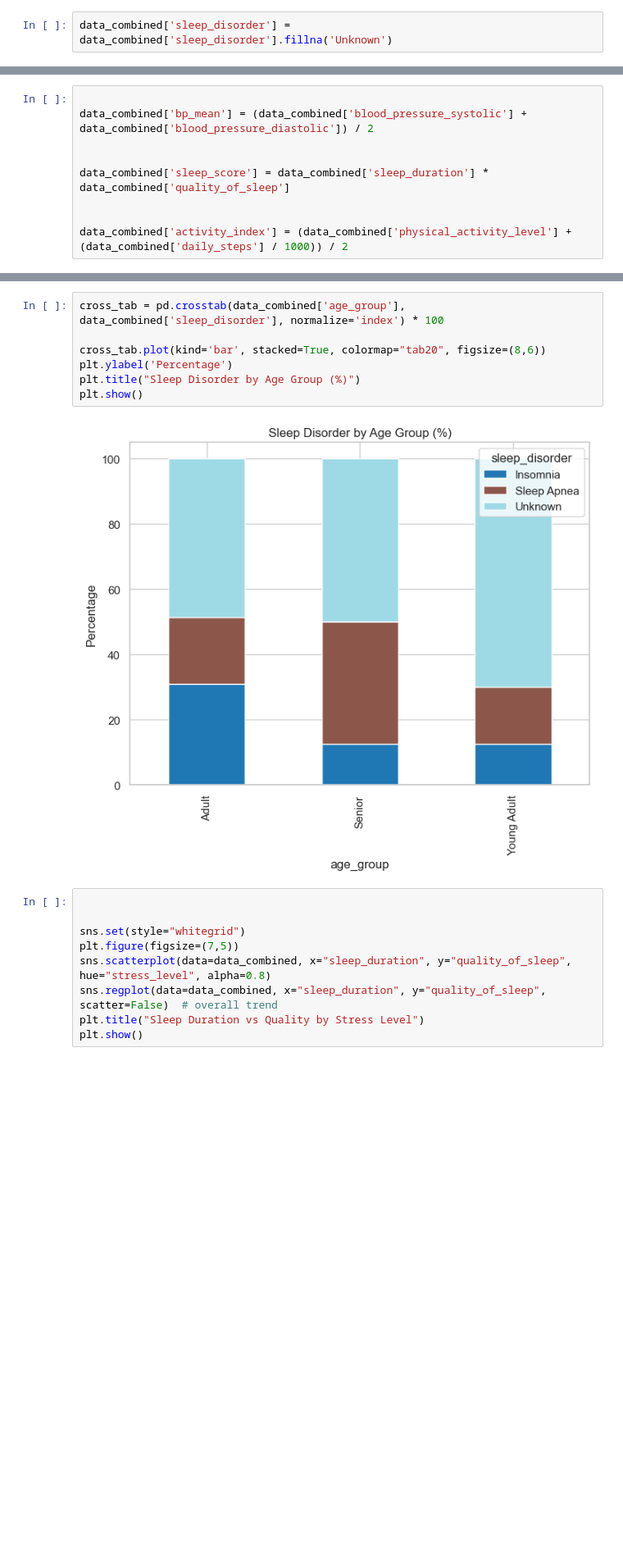
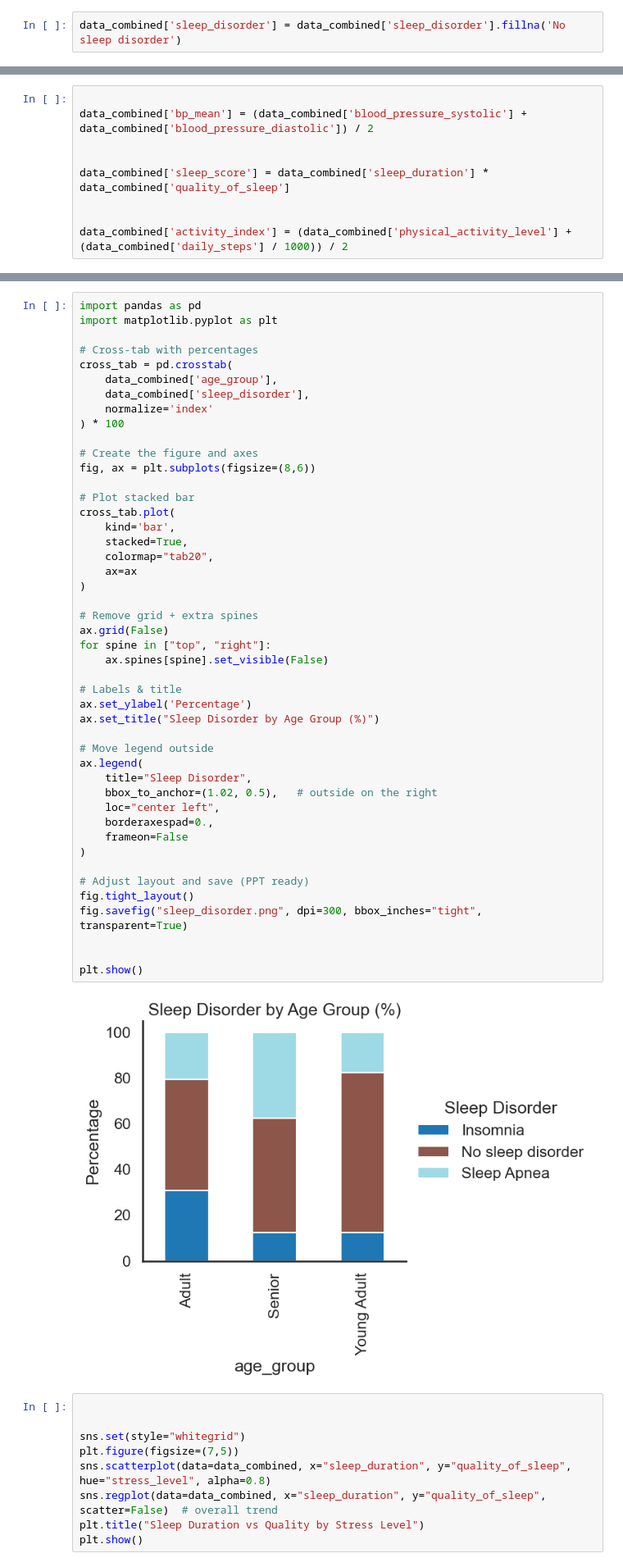
Before and after one commit to heikgrace/healthy-group-one, a Jupyter notebook: nora_analysis_combine.ipynb, the cells around one changed output, grey strips where cells are left out. Shown at 82% size. Saved outputs shown, nothing was run; the diff lists cells and outputs as text; blank space fills up the shorter version.

```diff
--- a/nora_analysis_combine.ipynb
+++ b/nora_analysis_combine.ipynb
@@ -63,7 +65,7 @@ daily_steps                  0
 sleep_disorder              73
 dtype: int64
 # %%
-data_combined['sleep_disorder'] = data_combined['sleep_disorder'].fillna('Unknown')
+data_combined['sleep_disorder'] = data_combined['sleep_disorder'].fillna('No sleep disorder')
 # %%
 data_combined['sleep_disorder'].value_counts()
 # %% [output]
@@ -157,12 +212,51 @@ Passing `palette` without assigning `hue` is deprecated and will be removed in v
 # %%
-cross_tab = pd.crosstab(data_combined['age_group'], data_combined['sleep_disorder'], normalize='index') * 100
+import pandas as pd
+import matplotlib.pyplot as plt
 
-cross_tab.plot(kind='bar', stacked=True, colormap="tab20", figsize=(8,6))
-plt.ylabel('Percentage')
-plt.title("Sleep Disorder by Age Group (%)")
+# Cross-tab with percentages
+cross_tab = pd.crosstab(
+    data_combined['age_group'],
+    data_combined['sleep_disorder'],
+    normalize='index'
+) * 100
+
+# Create the figure and axes
+fig, ax = plt.subplots(figsize=(8,6))
+
+# Plot stacked bar
+cross_tab.plot(
+    kind='bar',
+    stacked=True,
+    colormap="tab20",
+    ax=ax
+)
+
+# Remove grid + extra spines
+ax.grid(False)
+for spine in ["top", "right"]:
+    ax.spines[spine].set_visible(False)
+
+# Labels & title
+ax.set_ylabel('Percentage')
+ax.set_title("Sleep Disorder by Age Group (%)")
+
+# Move legend outside
+ax.legend(
+    title="Sleep Disorder",
+    bbox_to_anchor=(1.02, 0.5),   # outside on the right
+    loc="center left",
+    borderaxespad=0.,
+    frameon=False
+)
+
+# Adjust layout and save (PPT ready)
+fig.tight_layout()
+fig.savefig("sleep_disorder.png", dpi=300, bbox_inches="tight", transparent=True)
+
+
 plt.show()
 # %% [output]
-[figure, old version]
+[figure, new version]
 # %%
 
 
```
Also changed, not shown: parts of 12 cells of this notebook, 8 other files.
